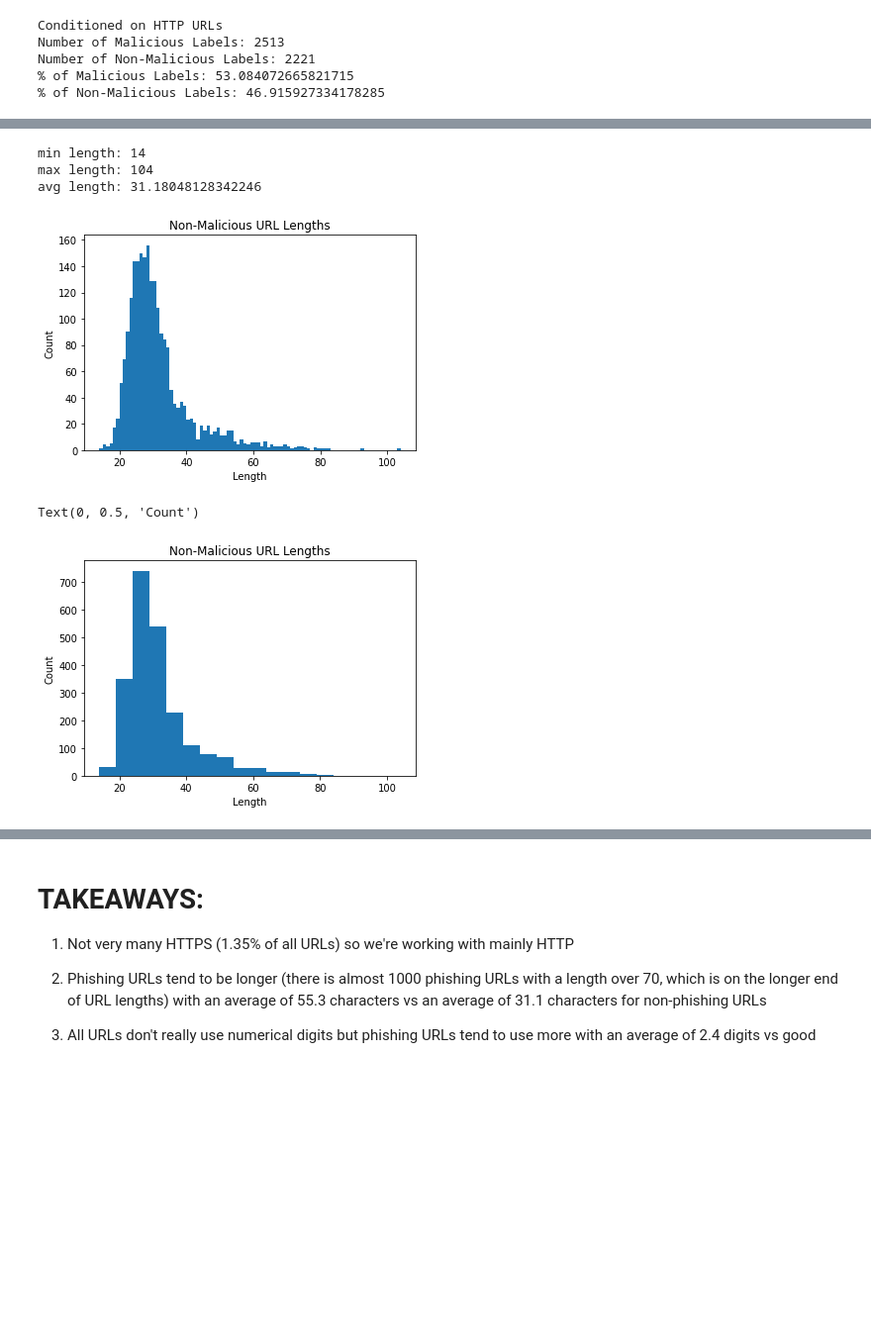
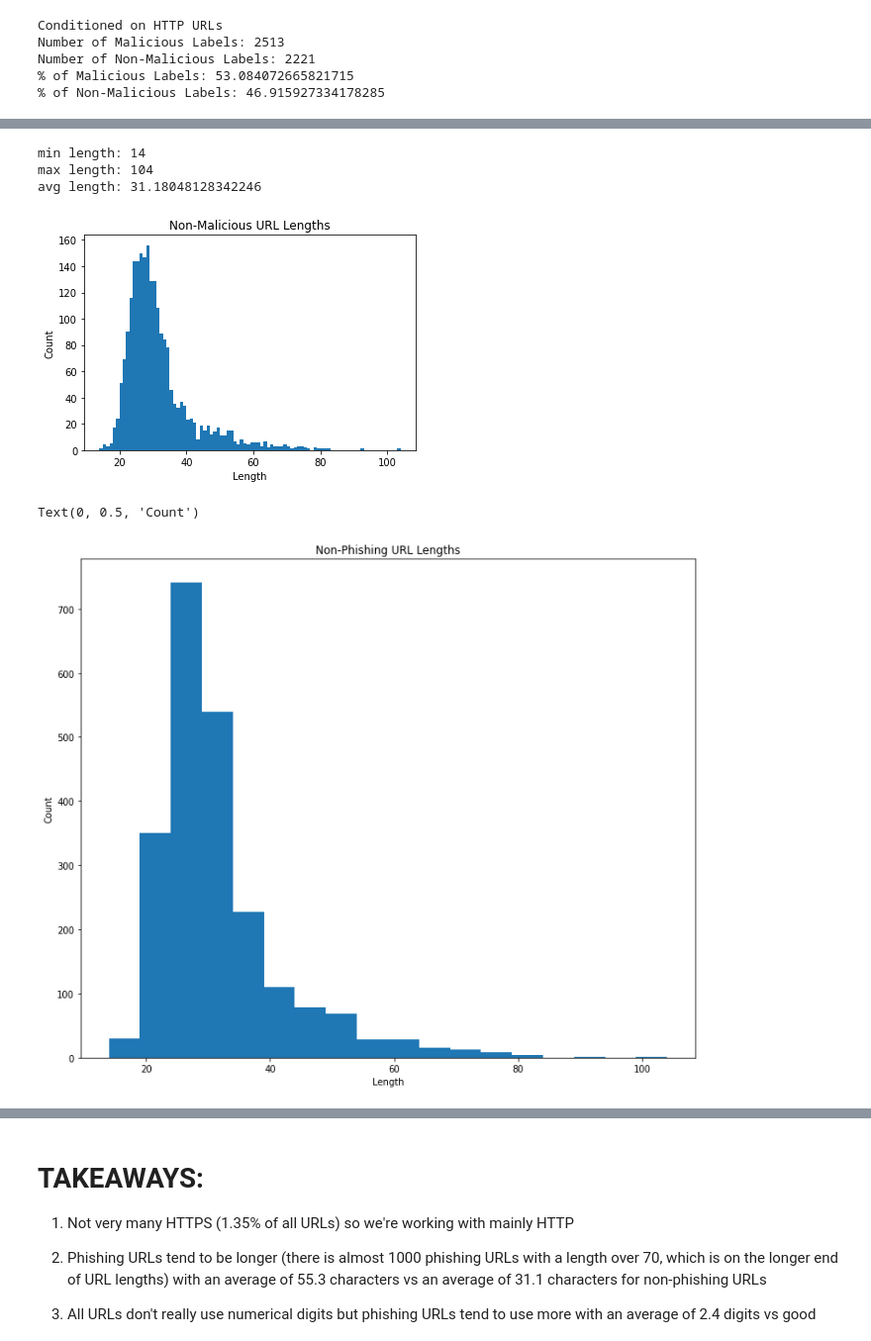
Before and after one commit to shawnrosofsky/MITREHackathonChallengeGroup, a Jupyter notebook: Jesse_Hackathon_Challenge.ipynb, the cells around one changed output, grey strips where cells are left out. Shown at 99% size. Drawn from its saved outputs; the diff is of its cells as text; code cells hidden in the pictures; blank space fills up the shorter version.

```diff
--- a/Jesse_Hackathon_Challenge.ipynb
+++ b/Jesse_Hackathon_Challenge.ipynb
@@ -271,35 +276,36 @@ Text(0, 0.5, 'Count')
 # %%
 # A look at non-malicious URL lengths
 good_df = df.loc[df['Label'] == 0]
 good_urls = good_df['URL'].values
 
 good_url_lengths = []
 for url in good_urls:
     url = url[:-3]
     good_url_lengths.append(len(url))
 
 print("min length:", min(good_url_lengths))
 print("max length:", max(good_url_lengths))
 print("avg length:", sum(good_url_lengths)/len(good_url_lengths))
 
 binwidth = 1
 plt.hist(good_url_lengths, bins=range(min(good_url_lengths), max(good_url_lengths) + binwidth, binwidth))
 plt.title("Non-Malicious URL Lengths")
 plt.xlabel("Length")
 plt.ylabel("Count")
 plt.show()
 binwidth = 5
+plt.figure(figsize=(12,10))
 plt.hist(good_url_lengths, bins=range(min(good_url_lengths), max(good_url_lengths) + binwidth, binwidth))
-plt.title("Non-Malicious URL Lengths")
+plt.title("Non-Phishing URL Lengths")
 plt.xlabel("Length")
 plt.ylabel("Count")
 # %% [output]
 min length: 14
 max length: 104
 avg length: 31.18048128342246
 [figure]
 Text(0, 0.5, 'Count')
-[figure, old version]
+[figure, new version]
 # %%
 def get_char_counts(url):
     numbers = sum(c.isdigit() for c in url)
```
Also changed, not shown: parts of 16 cells of this notebook.
